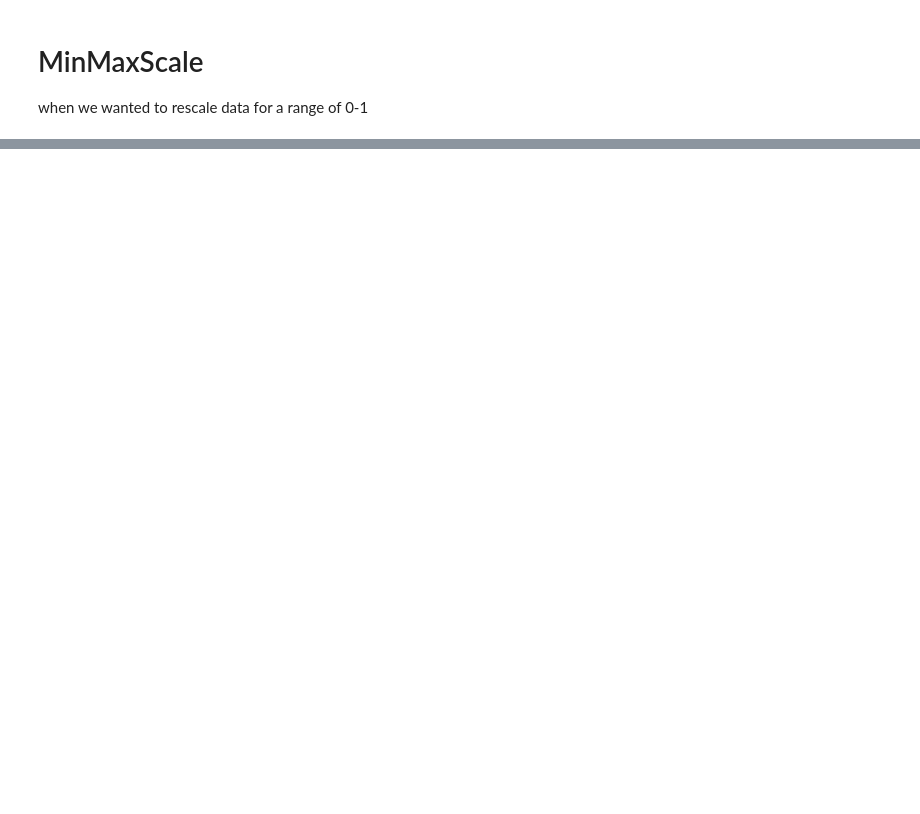
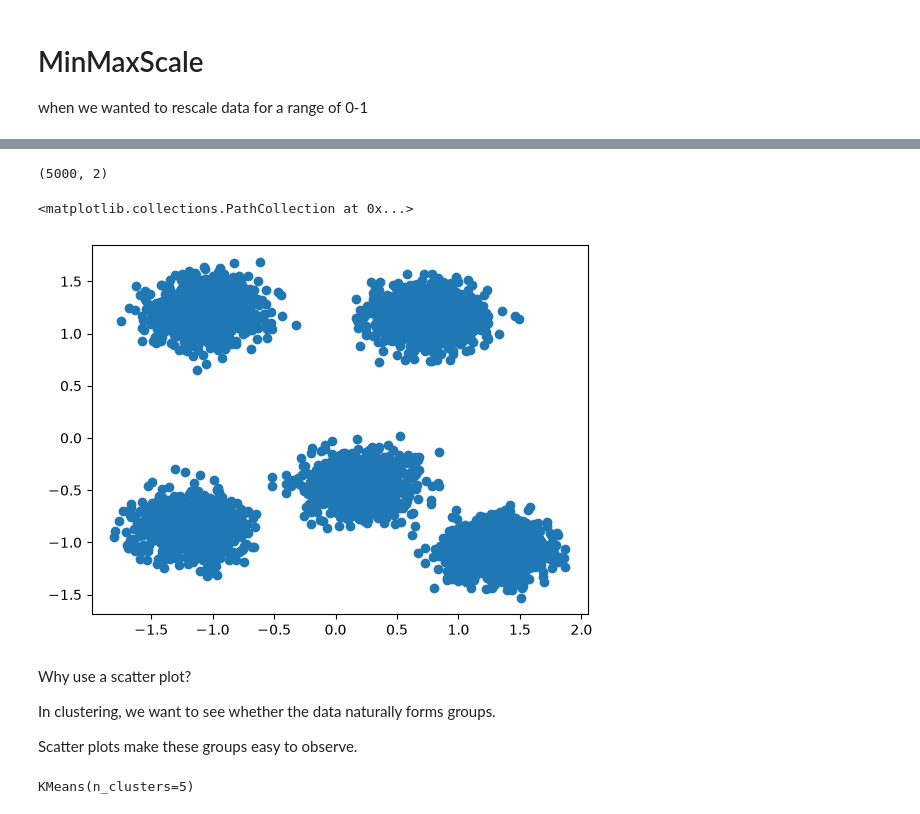
Before and after one commit to Amit-yadav019/scikit_learn, a Jupyter notebook: scikit_learn_01.ipynb, the cells around one changed output, grey strips where cells are left out. Saved outputs shown, nothing was run; the diff lists cells and outputs as text; code cells hidden in the pictures; blank space fills up the shorter version.

Commit message:
day 03 of learning scikit-learning

```diff
--- a/scikit_learn_01.ipynb
+++ b/scikit_learn_01.ipynb
@@ -426,0 +1172,14 @@ array([[0.66666667, 0.45833333, 0.62711864, 0.58333333],
+# %%
+X,_ = make_blobs(n_samples=5000,centers=5,random_state=10)
+# make_blobs() returns two outputs. = Features (X) and True cluster labels (y).
+# Then why use _?
+# Because in clustering, we usually don't need the true labels. We only need the feature values.
+
+# The underscore (_) is a Python convention meaning: "I received this value, but I'm intentionally ignoring it."
+
+
+# n_samples = 5000 : Specifies the total number of 5000 data points to generate
+# centers = 5 : 5 numbers of clustors or groups are created
+# random_state = 10 : Controls the randomness of the generated data
+      #. Without fixing random_state, every run creates a different dataset
+X
@@ -426,0 +1194,57 @@ array([[0.66666667, 0.45833333, 0.62711864, 0.58333333],
+# %%
+X.shape
+
+ # as 5000 samples and bydefault 2 features
+# %% [output]
+(5000, 2)
+# %%
+scaler = StandardScaler()
+# At this point:
+# No data has been analyzed.
+# No scaling has happened.
+# The object is simply ready to perform standardization.
+
+X_scaled = scaler.fit_transform(X)
+# This performs two operations in one line
+
+# Part 1: fit(X)
+# The scaler first studies the dataset.For every feature (column), it calculates: Mean (μ) and Standard Deviation (σ)
+
+# Part 2: transform(X)
+# Now the scaler converts every value using the z-score formula:z= (x−μ) /σ
+# where: x = original value , μ = mean & σ = standard deviation
+
+
+# This transforms each feature so that it has:
+# Mean ≈ 0 & Standard Deviation ≈ 1
+# %%
+import matplotlib.pyplot as plt
+plt.scatter(X_scaled[:,0],X_scaled[:,1]) # for features 1 and 2
+
+# : means select all rows and 0 means column this result [:,0] means select all rows and 0 column
+
+# and  we are plotting only 0 and 1 becoz we have not mention n_features and by default it is 2
+# %% [output]
+<matplotlib.collections.PathCollection at 0x...>
+[figure, added]
+# %% [markdown]
+Why use a scatter plot?
+
+In clustering, we want to see whether the data naturally forms groups.
+
+Scatter plots make these groups easy to observe.
+# %%
+from sklearn.cluster import KMeans # to create clustering module
+K_means = KMeans(n_clusters=5) # This line creates a K-Means model object.
+# At this stage:
+# No learning has happened.
+# No clusters have been formed.
+# The model is simply initialized with the settings you provided.
+
+
+# Train the Model
+K_means.fit(X_scaled)
+# fit() means:Train the model using the given data. For K-Means, training means discovering clusters in the dataset.
+# and its only .fit(X_scaled) not y terms becoz It does not need target labels (y)
+# %% [output]
+KMeans(n_clusters=5)
```
Also changed, not shown: parts of 101 cells of this notebook.
